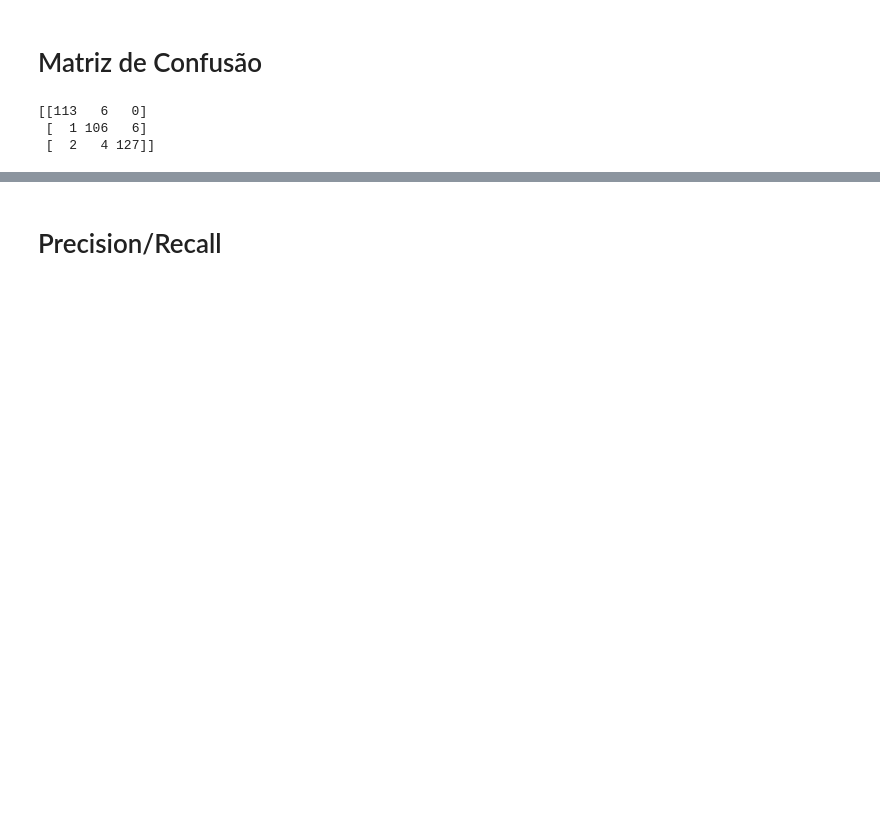
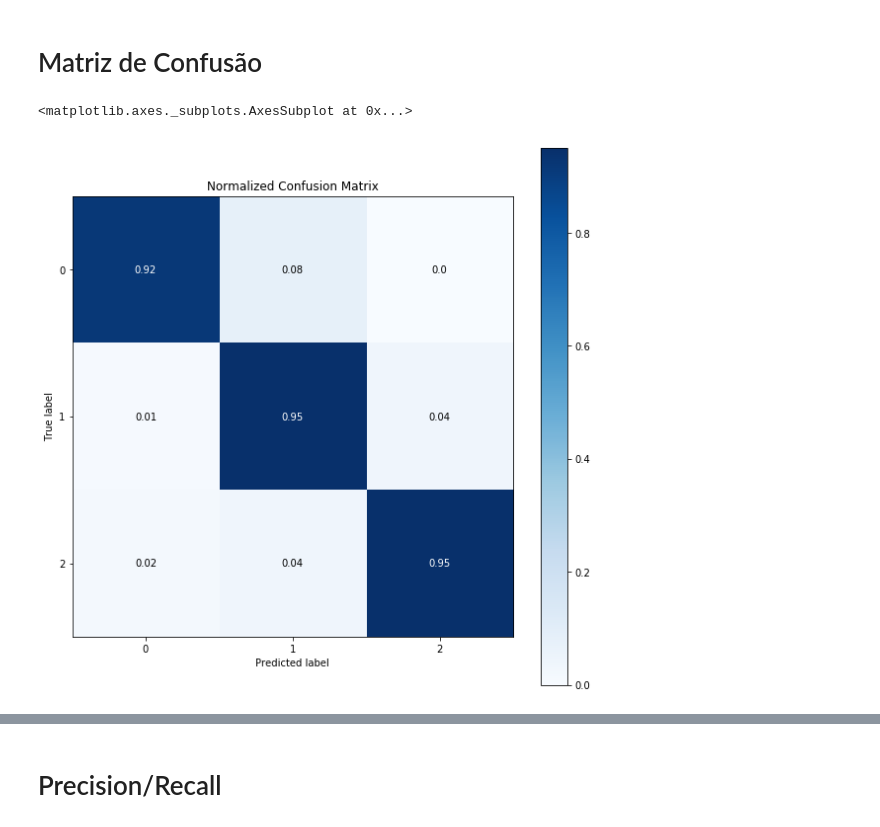
Before and after one commit to millerraycell/Team-Miracle_Machine-Learning, a Jupyter notebook: Notebook Treinado + Dataset/Dados Protótipos 2.ipynb, the cells around one changed output, grey strips where cells are left out. Saved outputs shown, nothing was run; the diff lists cells and outputs as text; code cells hidden in the pictures; blank space fills up the shorter version.

```diff
--- a/Notebook Treinado + Dataset/Dados Protótipos 2.ipynb
+++ b/Notebook Treinado + Dataset/Dados Protótipos 2.ipynb
@@ -188,9 +166,9 @@ rsc.best_params_
 # Matriz de Confusão
 # %%
 from sklearn.metrics import confusion_matrix
-# %%
-print(confusion_matrix(Y_val, rfc_h_pred))
-# %% [output]
-[[113   6   0]
- [  1 106   6]
- [  2   4 127]]
+# %%
+skplt.metrics.plot_confusion_matrix(Y_val,rfc_h_pred,normalize=True,figsize=(10,10))
+#print(confusion_matrix(Y_val, rfc_h_pred))
+# %% [output]
+<matplotlib.axes._subplots.AxesSubplot at 0x...>
+[figure, added]
```
Also changed, not shown: parts of 21 cells of this notebook, 1 other file.
